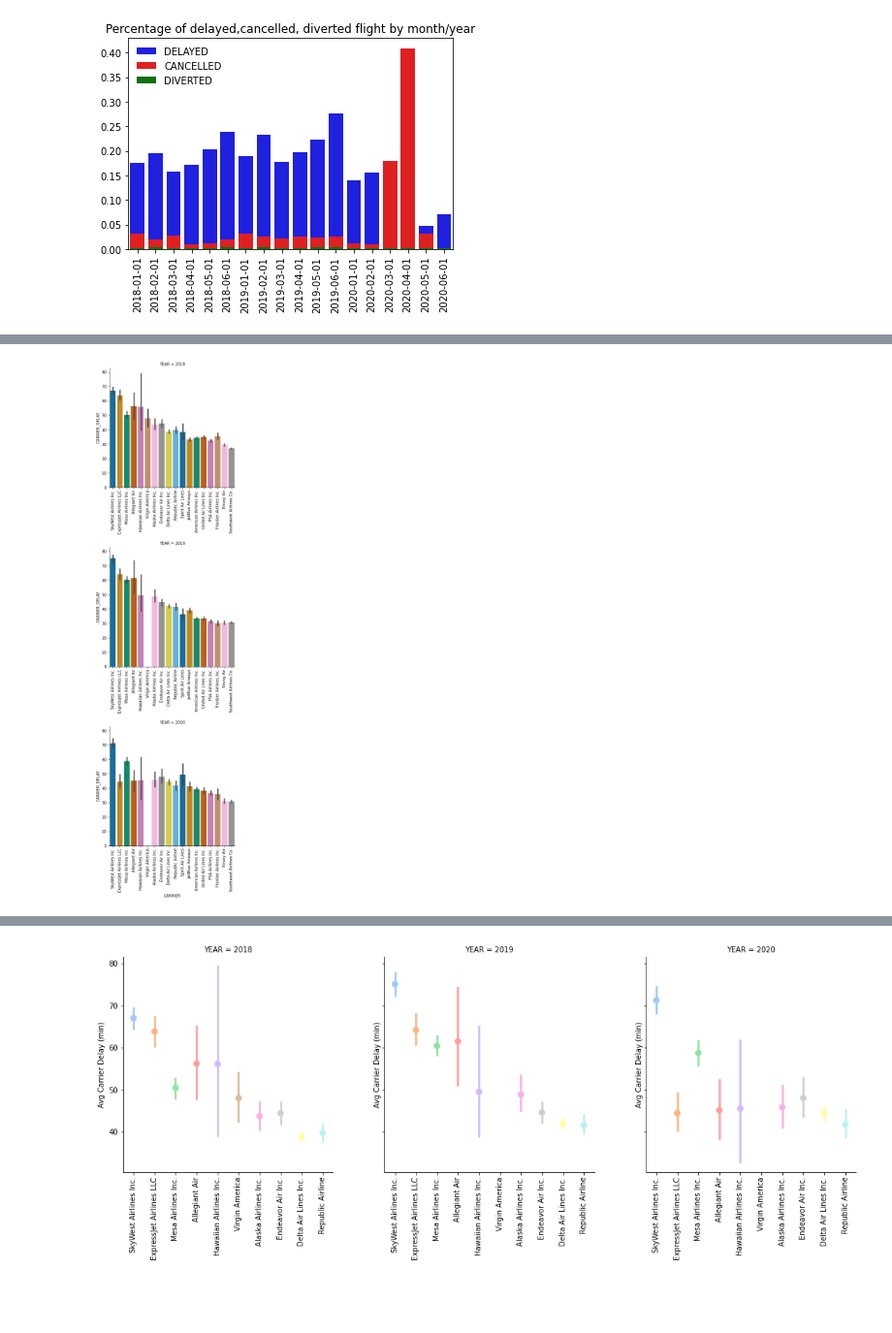
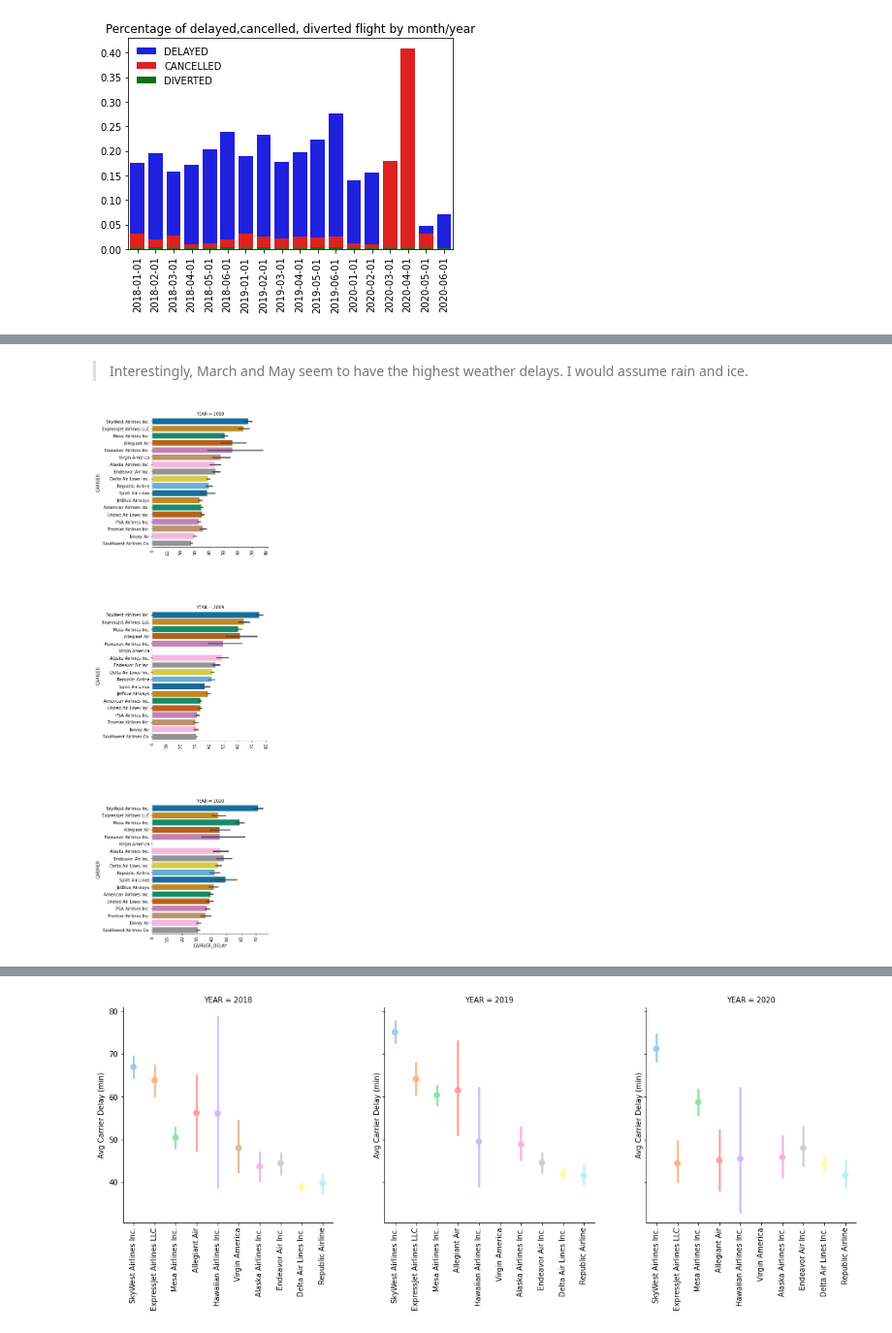
Before and after one commit to jpowellsdak/communicate_data_findings, a Jupyter notebook: exploration_template.ipynb, the cells around one changed output, grey strips where cells are left out. Shown at 97% size. Drawn from its saved outputs; the diff is of its cells as text; code cells hidden in the pictures; blank space fills up the shorter version.

```diff
--- a/exploration_template.ipynb
+++ b/exploration_template.ipynb
@@ -70,3 +74,18 @@ ontime_df.head()
+# %%
+ontime_df['MONTH'] = ontime_df['MONTH'].apply(lambda x: str.upper(calendar.month_abbr[x]))
+
+# convert cut, color, and clarity into ordered categorical types
+ordinal_var_dict = {'MONTH': ['JAN','FEB','MAR','APR','MAY', 'JUN']}
+
+for var in ordinal_var_dict:
+    pd_ver = pd.__version__.split(".")
+    if (int(pd_ver[0]) > 0) or (int(pd_ver[1]) >= 21): # v0.21 or later
+        ordered_var = pd.api.types.CategoricalDtype(ordered = True,
+                                                    categories = ordinal_var_dict[var])
+        ontime_df[var] = ontime_df[var].astype(ordered_var)
+    else: # pre-v0.21
+        ontime_df[var] = ontime_df[var].astype('category', ordered = True,
+                                             categories = ordinal_var_dict[var])
 # %% [markdown]
 ####  Set DELAYED flag.  Bureau of Transportation considers a flight delayed if it lands >= 15 minutes past scheduled arrival time
 # %%
@@ -593,0 +886,5 @@ plt.legend(frameon = False);
+# %%
+weather_delay = subset_top10_or_df[(subset_top10_or_df.WEATHER_DELAY != 0.0) & (subset_top10_or_df.WEATHER_DELAY.notna())]
+base_color = sb.color_palette()[0]
+
+ax = sb.barplot(data = weather_delay, x = 'MONTH', y = 'WEATHER_DELAY', color=base_color)
@@ -593,0 +893,11 @@ plt.legend(frameon = False);
+# %%
+weather_delay = subset_top10_or_df[(subset_top10_or_df.WEATHER_DELAY != 0.0) & (subset_top10_or_df.WEATHER_DELAY.notna())]
+order_cnt = weather_delay[weather_delay.YEAR==2018].groupby(['MONTH'])['WEATHER_DELAY'].mean().sort_values(ascending=False).index
+g = sb.FacetGrid(weather_delay, col="YEAR",col_wrap=1, height=3,sharex=False)
+g.map(sb.barplot,"WEATHER_DELAY",  "MONTH", order=order_cnt, palette="colorblind");
+for ax in g.axes:
+    plt.setp(ax.get_xticklabels(), visible=True, rotation=90)
+
+plt.subplots_adjust(hspace=.5)
+
+plt.show()
@@ -594,17 +906,19 @@ plt.legend(frameon = False);
+# %% [markdown]
+> Interestingly, March and May seem to have the highest weather delays.  I would assume rain and ice.
 # %%
 carrier_delay = subset_top10_or_df[(subset_top10_or_df.CARRIER_DELAY != 0.0) & (subset_top10_or_df.CARRIER_DELAY.notna())]
 order_cnt = carrier_delay.groupby(['CARRIER'])['CARRIER_DELAY'].mean().sort_values(ascending=False).index
 
 g = sb.FacetGrid(carrier_delay, col="YEAR",col_wrap=1, height=6,sharex=False)
-g.map(sb.barplot, "CARRIER", "CARRIER_DELAY", order=order_cnt, palette="colorblind");
+g.map(sb.barplot,"CARRIER_DELAY",  "CARRIER", order=order_cnt, palette="colorblind");
 for ax in g.axes:
     plt.setp(ax.get_xticklabels(), visible=True, rotation=90)
 
 plt.subplots_adjust(hspace=.5)
 
 plt.show()
 # %% [output]
-[figure, old version]
+[figure, new version]
 # %%
 weather_delay = subset_top10_or_df[(subset_top10_or_df.WEATHER_DELAY != 0.0) & (subset_top10_or_df.WEATHER_DELAY.notna())]
 order_cnt = weather_delay.groupby(['ORIGIN_CITY_NAME'])['WEATHER_DELAY'].mean().sort_values(ascending=False).index
```
Also changed, not shown: parts of 57 cells of this notebook, 4 other files.
